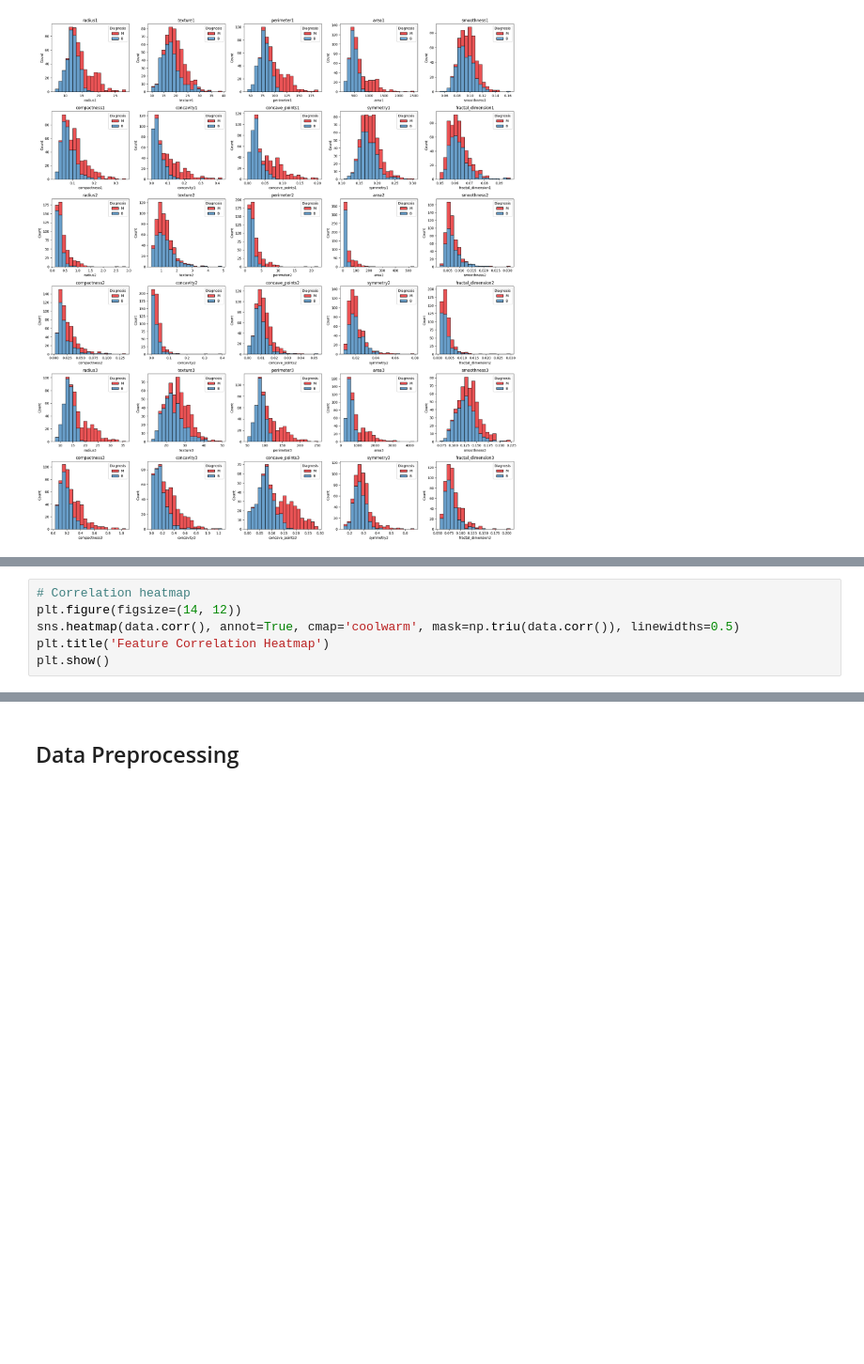
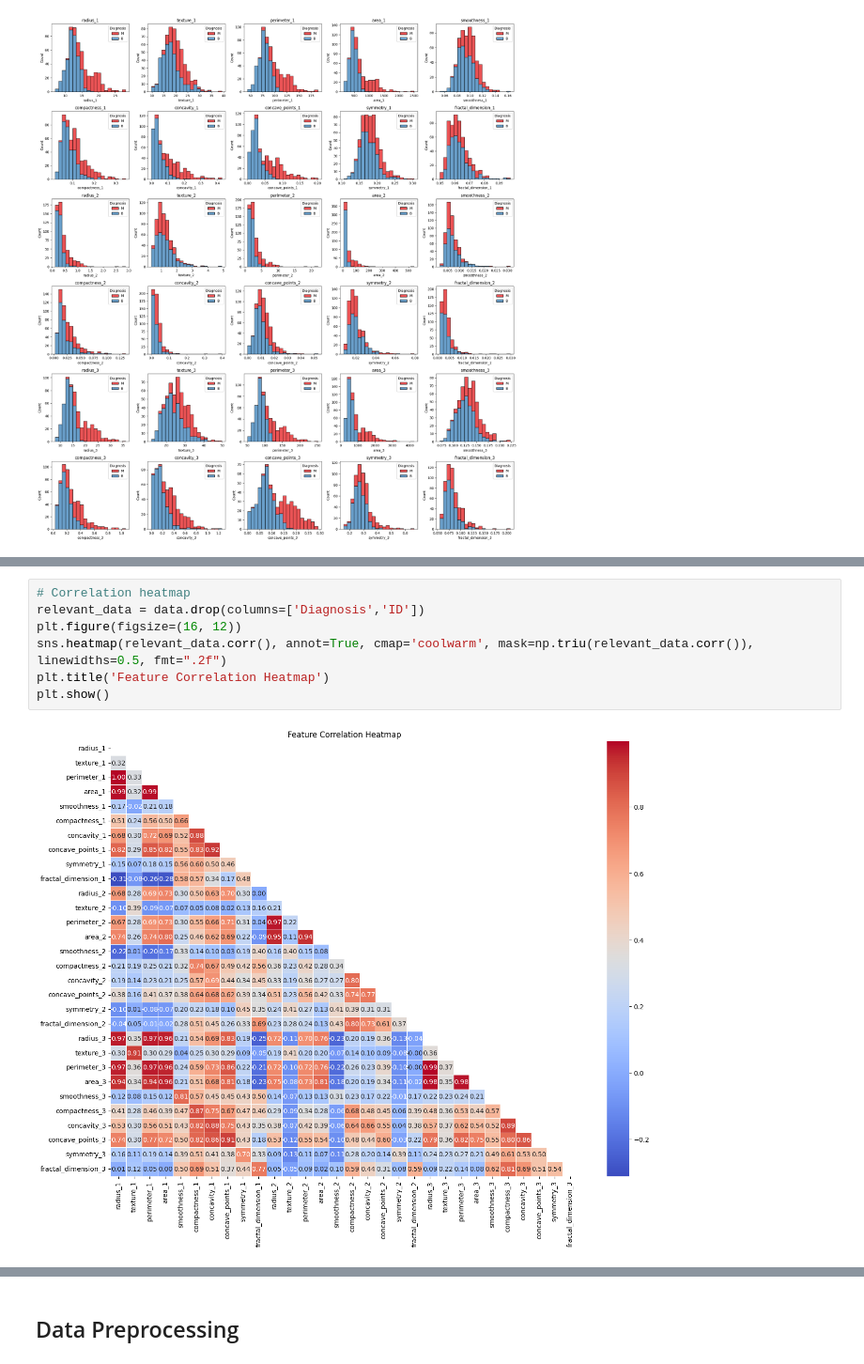
Before and after one commit to Ilagri/Breast-cancer-prediction, a Jupyter notebook: notebooks/breast_cancer_prediction.ipynb, the cells around one changed output, grey strips where cells are left out. Shown at 94% size. Saved outputs shown, nothing was run; the diff lists cells and outputs as text; blank space fills up the shorter version.

```diff
--- a/notebooks/breast_cancer_prediction.ipynb
+++ b/notebooks/breast_cancer_prediction.ipynb
@@ -141,6 +149,9 @@ KeyboardInterrupt:
 # %%
 # Correlation heatmap
-plt.figure(figsize=(14, 12))
-sns.heatmap(data.corr(), annot=True, cmap='coolwarm', mask=np.triu(data.corr()), linewidths=0.5)
+relevant_data = data.drop(columns=['Diagnosis','ID'])
+plt.figure(figsize=(16, 12))
+sns.heatmap(relevant_data.corr(), annot=True, cmap='coolwarm', mask=np.triu(relevant_data.corr()), linewidths=0.5, fmt=".2f")
 plt.title('Feature Correlation Heatmap')
 plt.show()
+# %% [output]
+[figure, added]
```
Also changed, not shown: parts of 38 cells of this notebook.
